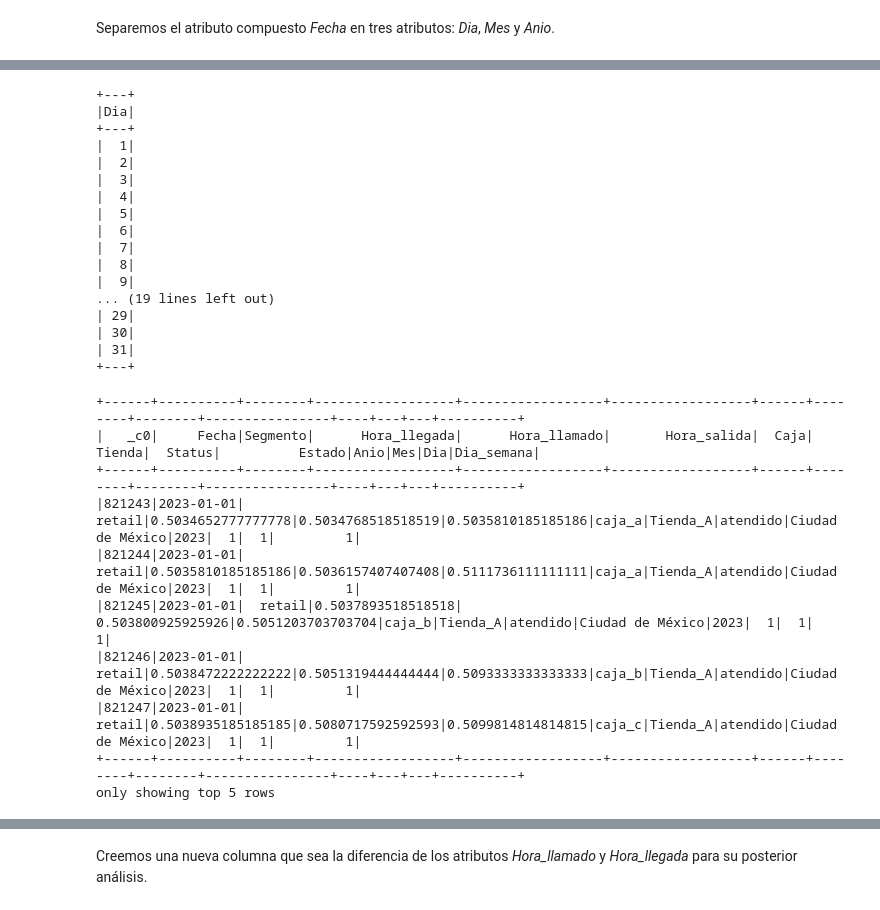
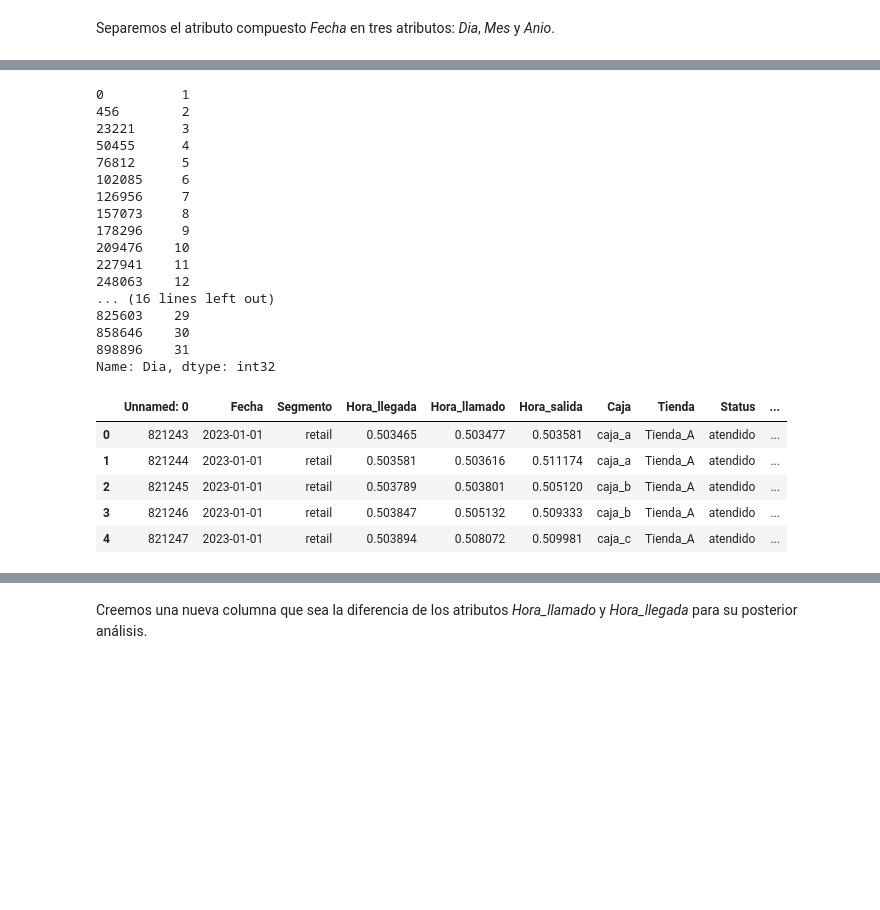
Before and after one commit to TheMexicanTarzan/Reto-COPPEL, a Jupyter notebook: Análisis_COPPEL.ipynb, the cells around one changed output, grey strips where cells are left out. Cells and saved outputs as stored; diff of their text form; code cells hidden in the pictures; blank space fills up the shorter version.

```diff
--- a/Análisis_COPPEL.ipynb
+++ b/Análisis_COPPEL.ipynb
@@ -205,6 +186,7 @@ Hay errores de etiquetado en el atributo *Caja*.
 # %% [markdown]
 Corrijamos errores de etiquetado, en este caso, cambiemos todos los valores del atributo *Caja* a minusculas para que no haya valores repetidos que se identifiquen como distintos por el uso de mayusculas.
 # %%
-df = df.withColumn("Caja", lower(col("Caja")))
-df.select(col("Caja")).distinct().show()
+df["Caja"] = df["Caja"].str.lower()
+
+df["Caja"].drop_duplicates()
 # %% [output]
@@ -228,6 +205,6 @@ only showing top 20 rows
 # %% [markdown]
 Cambios a minusculas los valores de los demas atributos para ser consistentes con los etiquetados.
 # %%
-df = df.withColumn("Status", lower(col("Status")))
-df.select(col("Status")).distinct().show()
+df["Status"] = df["Status"].str.lower()
+df["Status"].drop_duplicates()
 # %% [output]
@@ -301,35 +278,31 @@ df.select(col("Mes")).distinct().show()
 # %%
-df.select(col("Dia")).distinct().orderBy(col("Dia")).show(31)
+df["Dia"].drop_duplicates().sort_values()
 # %% [output]
-+---+
-|Dia|
-+---+
-|  1|
-|  2|
-|  3|
-|  4|
-|  5|
-|  6|
-|  7|
-|  8|
-|  9|
-... (19 lines left out)
-| 29|
-| 30|
-| 31|
-+---+
+0          1
+456        2
+23221      3
+50455      4
+76812      5
+102085     6
+126956     7
+157073     8
+178296     9
+209476    10
+227941    11
+248063    12
+... (16 lines left out)
+825603    29
+858646    30
+898896    31
+Name: Dia, dtype: int32
 # %%
-df = df.withColumn("Dia_semana", dayofweek(col("Fecha")))
-df.show(5)
+df["Dia_semana"] = df["Fecha"].dt.weekday
+df.head(5)
 # %% [output]
-+------+----------+--------+------------------+------------------+------------------+------+--------+--------+----------------+----+---+---+----------+
-|   _c0|     Fecha|Segmento|      Hora_llegada|      Hora_llamado|       Hora_salida|  Caja|  Tienda|  Status|          Estado|Anio|Mes|Dia|Dia_semana|
-+------+----------+--------+------------------+------------------+------------------+------+--------+--------+----------------+----+---+---+----------+
-|821243|2023-01-01|  retail|0.5034652777777778|0.5034768518518519|0.5035810185185186|caja_a|Tienda_A|atendido|Ciudad de México|2023|  1|  1|         1|
-|821244|2023-01-01|  retail|0.5035810185185186|0.5036157407407408|0.5111736111111111|caja_a|Tienda_A|atendido|Ciudad de México|2023|  1|  1|         1|
-|821245|2023-01-01|  retail|0.5037893518518518| 0.503800925925926|0.5051203703703704|caja_b|Tienda_A|atendido|Ciudad de México|2023|  1|  1|         1|
-|821246|2023-01-01|  retail|0.5038472222222222|0.5051319444444444|0.5093333333333333|caja_b|Tienda_A|atendido|Ciudad de México|2023|  1|  1|         1|
-|821247|2023-01-01|  retail|0.5038935185185185|0.5080717592592593|0.5099814814814815|caja_c|Tienda_A|atendido|Ciudad de México|2023|  1|  1|         1|
-+------+----------+--------+------------------+------------------+------------------+------+--------+--------+----------------+----+---+---+----------+
-only showing top 5 rows
+|  | Unnamed: 0 | Fecha | Segmento | Hora_llegada | Hora_llamado | Hora_salida | Caja | Tienda | Status | ... |
+| 0 | 821243 | 2023-01-01 | retail | 0.503465 | 0.503477 | 0.503581 | caja_a | Tienda_A | atendido | ... |
+| 1 | 821244 | 2023-01-01 | retail | 0.503581 | 0.503616 | 0.511174 | caja_a | Tienda_A | atendido | ... |
+| 2 | 821245 | 2023-01-01 | retail | 0.503789 | 0.503801 | 0.505120 | caja_b | Tienda_A | atendido | ... |
+| 3 | 821246 | 2023-01-01 | retail | 0.503847 | 0.505132 | 0.509333 | caja_b | Tienda_A | atendido | ... |
+| 4 | 821247 | 2023-01-01 | retail | 0.503894 | 0.508072 | 0.509981 | caja_c | Tienda_A | atendido | ... |
 # %%
```
Also changed, not shown: parts of 43 cells of this notebook.
